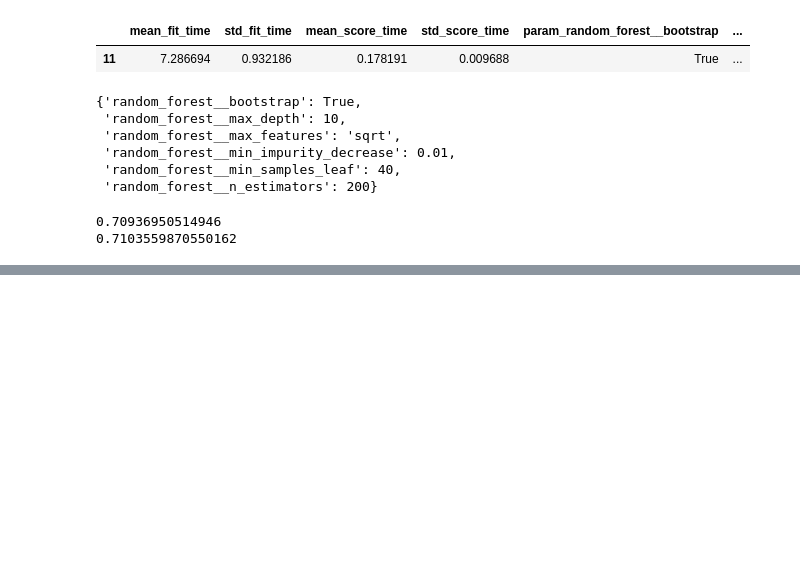
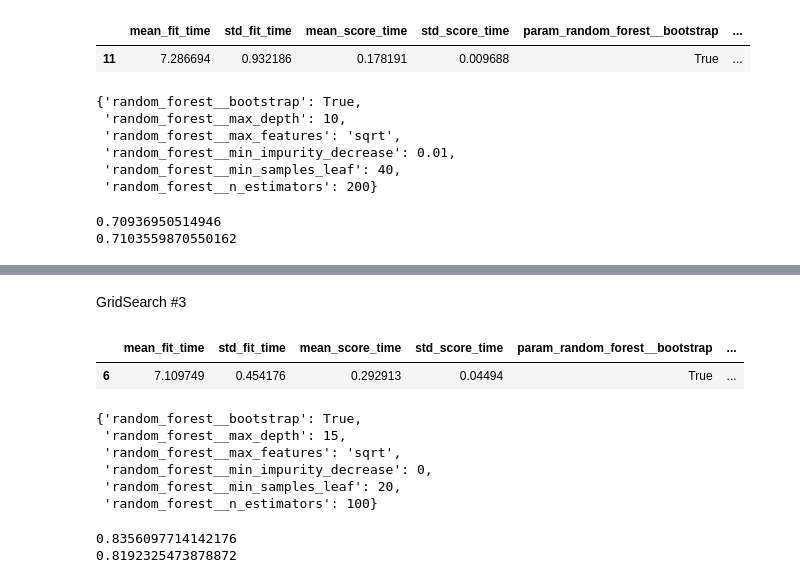
Before and after one commit to kcaat/datathon4, a Jupyter notebook: Datathon_4_Team_1.ipynb, the cells around one changed output, grey strips where cells are left out. Drawn from its saved outputs; the diff is of its cells as text; code cells hidden in the pictures; blank space fills up the shorter version.

```diff
--- a/Datathon_4_Team_1.ipynb
+++ b/Datathon_4_Team_1.ipynb
@@ -948,0 +981,64 @@ KeyboardInterrupt: ignored
+# %% [markdown]
+GridSearch #3
+# %%
+# Setting hyperparameters for Random Forest for the Grid Search.
+
+param_dist = {
+    "random_forest__n_estimators" : [100],
+    "random_forest__max_depth" : [10, 12, 15],
+    "random_forest__min_samples_leaf" : [20, 30, 40],
+    "random_forest__max_features" : ['sqrt'],
+    "random_forest__min_impurity_decrease" : [0],
+    "random_forest__bootstrap" : [True]
+}
+
+# Initializing stratified K-fold cross-validation. This ensures each fold has the same proportion of target labels as the whole dataset.
+skf = StratifiedKFold(n_splits=5)
+
+# Setting up GridSearchCV to search through the parameter space.
+# It will evaluate the model for each combination of hyperparameters provided using stratified K-fold cross-validation.
+random_search = GridSearchCV(
+    model, param_grid=param_dist, cv=skf
+)
+
+# Running the GridSearchCV on the training data.
+random_search.fit(training_data.drop('hospital_death', axis=1), training_data['hospital_death'])
+
+# Extracting the results of the Grid Search into a DataFrame for analysis.
+results = pd.DataFrame(random_search.cv_results_)
+
+# Filtering to get the rows with the best performing hyperparameters.
+results[results['rank_test_score'] == 1]
+
+#5 min
+# %% [output]
+|  | mean_fit_time | std_fit_time | mean_score_time | std_score_time | param_random_forest__bootstrap | ... |
+| 6 | 7.109749 | 0.454176 | 0.292913 | 0.04494 | True | ... |
+# %%
+# Retrieve the best hyperparameters after Grid Search
+random_search.best_params_
+# %% [output]
+{'random_forest__bootstrap': True,
+ 'random_forest__max_depth': 15,
+ 'random_forest__max_features': 'sqrt',
+ 'random_forest__min_impurity_decrease': 0,
+ 'random_forest__min_samples_leaf': 20,
+ 'random_forest__n_estimators': 100}
+# %%
+# Apply optimal hyperparameters
+model = model.set_params(**random_search.best_params_)
+
+# Retraining the model with the updated hyperparameters on the training data.
+model = model.fit(training_data.drop('hospital_death', axis=1), training_data['hospital_death'])
+
+# Predicting the target variable on the training set and evaluating the model's accuracy.
+Y_pred = model.predict(training_data.drop('hospital_death', axis=1))
+print(accuracy_score(training_data['hospital_death'], Y_pred))
+
+
+# Predicting the target variable on the test set and evaluating the model's accuracy.
+Y_pred = model.predict(testing_data.drop('hospital_death', axis=1))
+print(accuracy_score(testing_data['hospital_death'], Y_pred))
+# %% [output]
+0.8356097714142176
+0.8192325473878872
```
Also changed, not shown: parts of 8 cells of this notebook.
